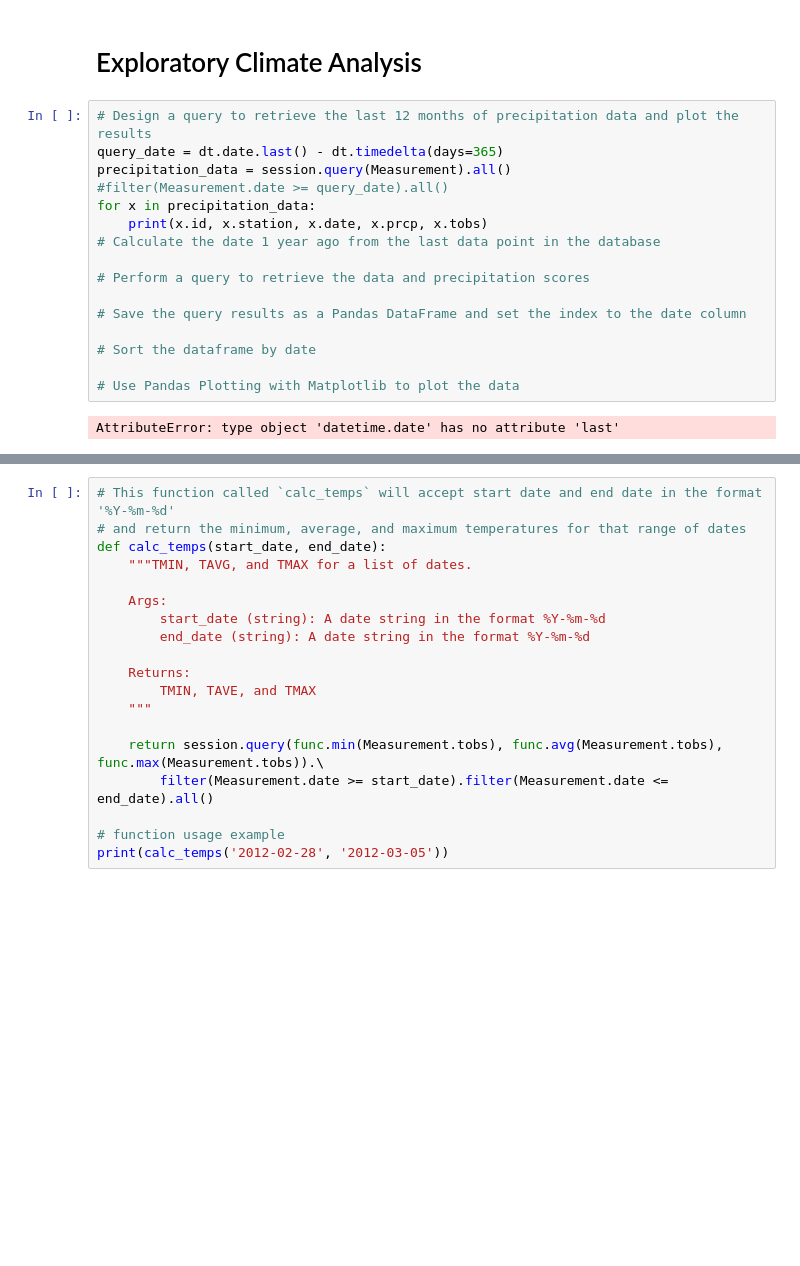
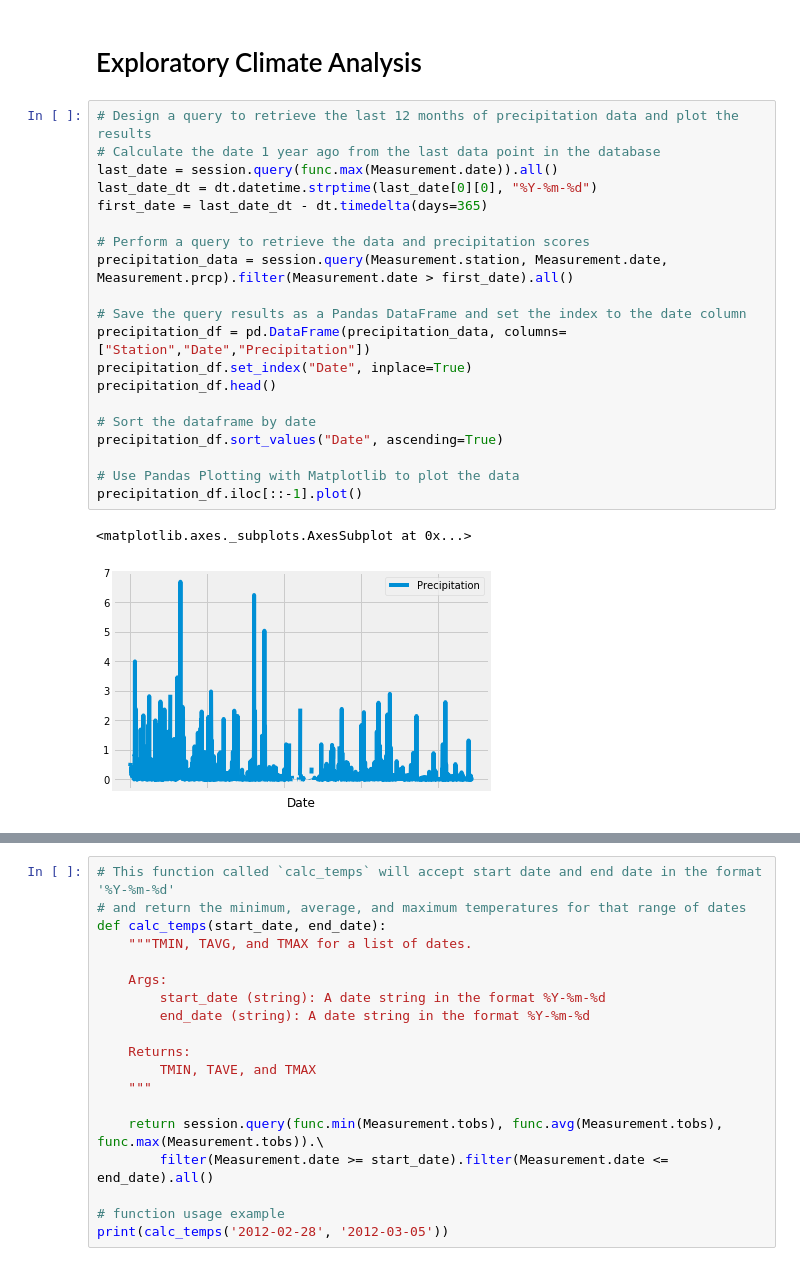
Before and after one commit to Ryanj535/surfanalysis, a Jupyter notebook: climate_analysis.ipynb, the cells around one changed output, grey strips where cells are left out. Saved outputs shown, nothing was run; the diff lists cells and outputs as text; blank space fills up the shorter version.

```diff
--- a/climate_analysis.ipynb
+++ b/climate_analysis.ipynb
@@ -49,22 +49,27 @@ tobs FLOAT
 # Exploratory Climate Analysis
 # %%
 # Design a query to retrieve the last 12 months of precipitation data and plot the results
-query_date = dt.date.last() - dt.timedelta(days=365)
-precipitation_data = session.query(Measurement).all()
-#filter(Measurement.date >= query_date).all()
-for x in precipitation_data:
-    print(x.id, x.station, x.date, x.prcp, x.tobs)
 # Calculate the date 1 year ago from the last data point in the database
+last_date = session.query(func.max(Measurement.date)).all()
+last_date_dt = dt.datetime.strptime(last_date[0][0], "%Y-%m-%d")
+first_date = last_date_dt - dt.timedelta(days=365)
 
 # Perform a query to retrieve the data and precipitation scores
+precipitation_data = session.query(Measurement.station, Measurement.date, Measurement.prcp).filter(Measurement.date > first_date).all()
 
 # Save the query results as a Pandas DataFrame and set the index to the date column
+precipitation_df = pd.DataFrame(precipitation_data, columns=["Station","Date","Precipitation"])
+precipitation_df.set_index("Date", inplace=True)
+precipitation_df.head()
 
 # Sort the dataframe by date
+precipitation_df.sort_values("Date", ascending=True)
 
 # Use Pandas Plotting with Matplotlib to plot the data
+precipitation_df.iloc[::-1].plot()
 # %% [output]
-AttributeError: type object 'datetime.date' has no attribute 'last'
+<matplotlib.axes._subplots.AxesSubplot at 0x...>
+[figure, added]
 # %% [markdown]
 ![precipitation](Images/precipitation.png)
 # %%
```
Also changed, not shown: parts of 7 cells of this notebook.
